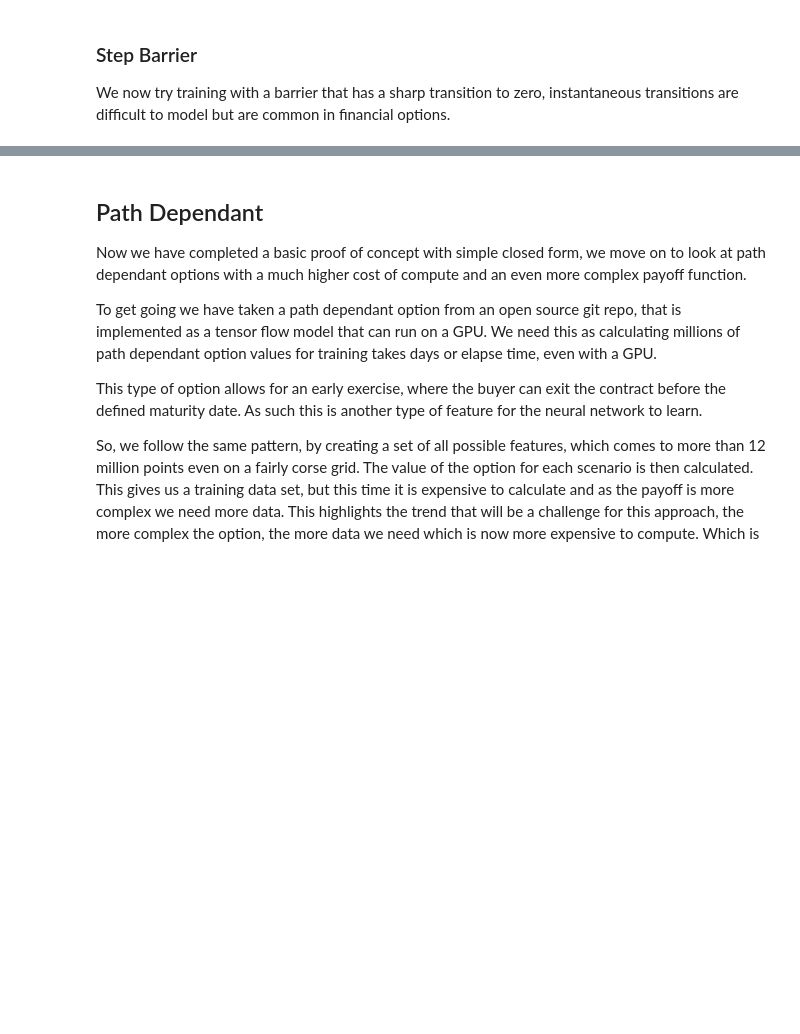
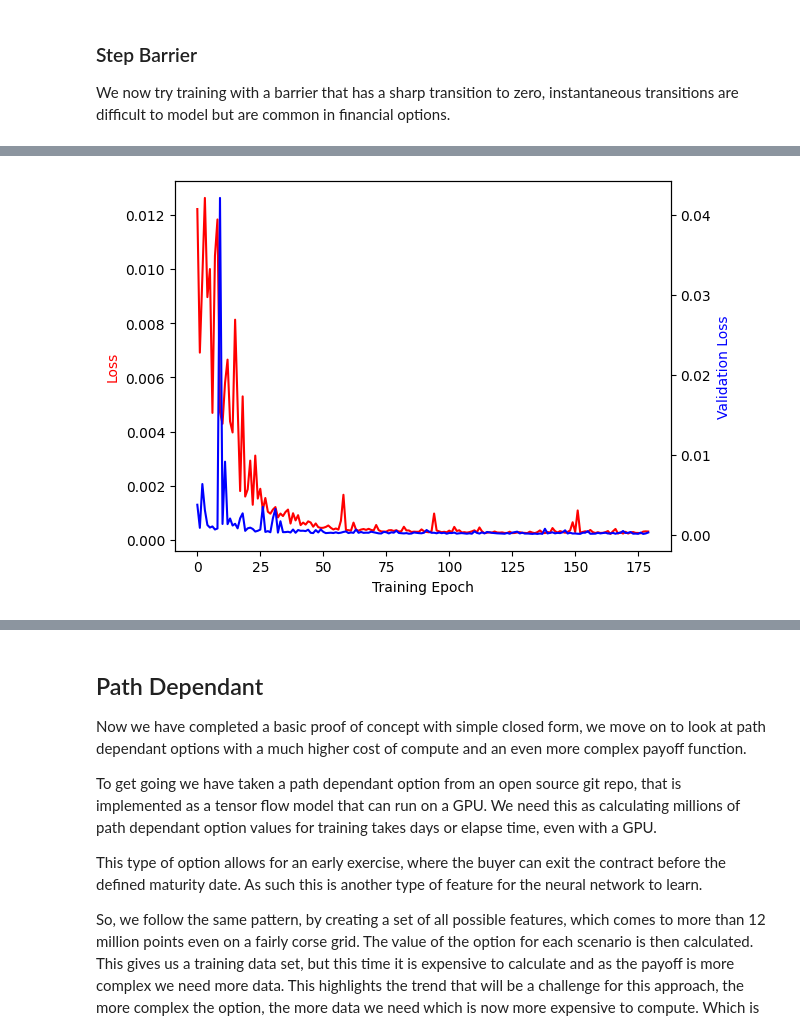
Before and after one commit to parrisma/optprice, a Jupyter notebook: jupyter/optprice.ipynb, the cells around one changed output, grey strips where cells are left out. Saved outputs shown, nothing was run; the diff lists cells and outputs as text; code cells hidden in the pictures; blank space fills up the shorter version.

```diff
--- a/jupyter/optprice.ipynb
+++ b/jupyter/optprice.ipynb
@@ -1415,3 +1450,10 @@ if history_b2 is not None:
+# %%
+if history_b2 is not None:
+    plot_training_history(
+        history_b2.history["loss"], history_b2.history["val_loss"], skip=20
+    )
+# %% [output]
+[figure, added]
 # %%
 # Calculate : Spot vs Vol for Step Barrier
 #
```
Also changed, not shown: parts of 17 cells of this notebook.
